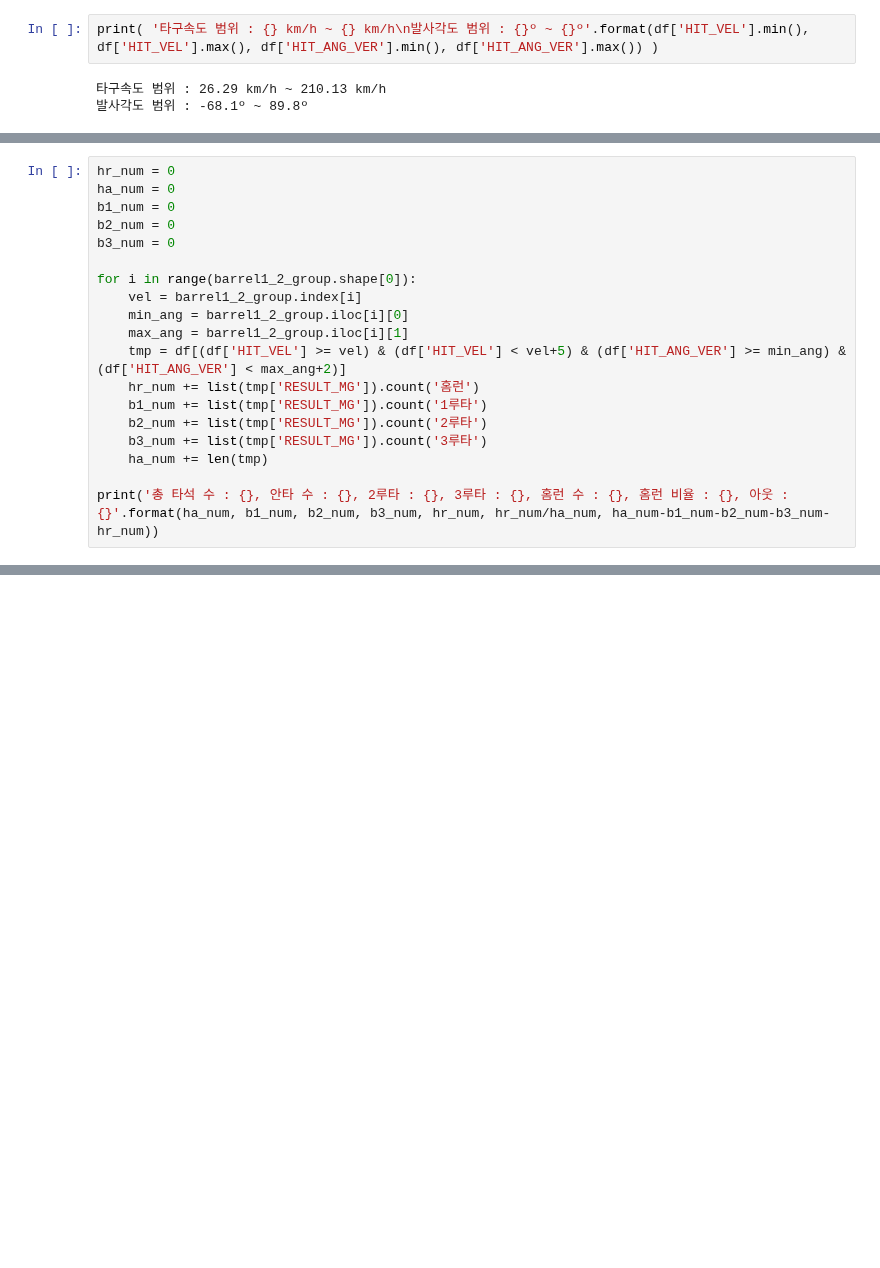
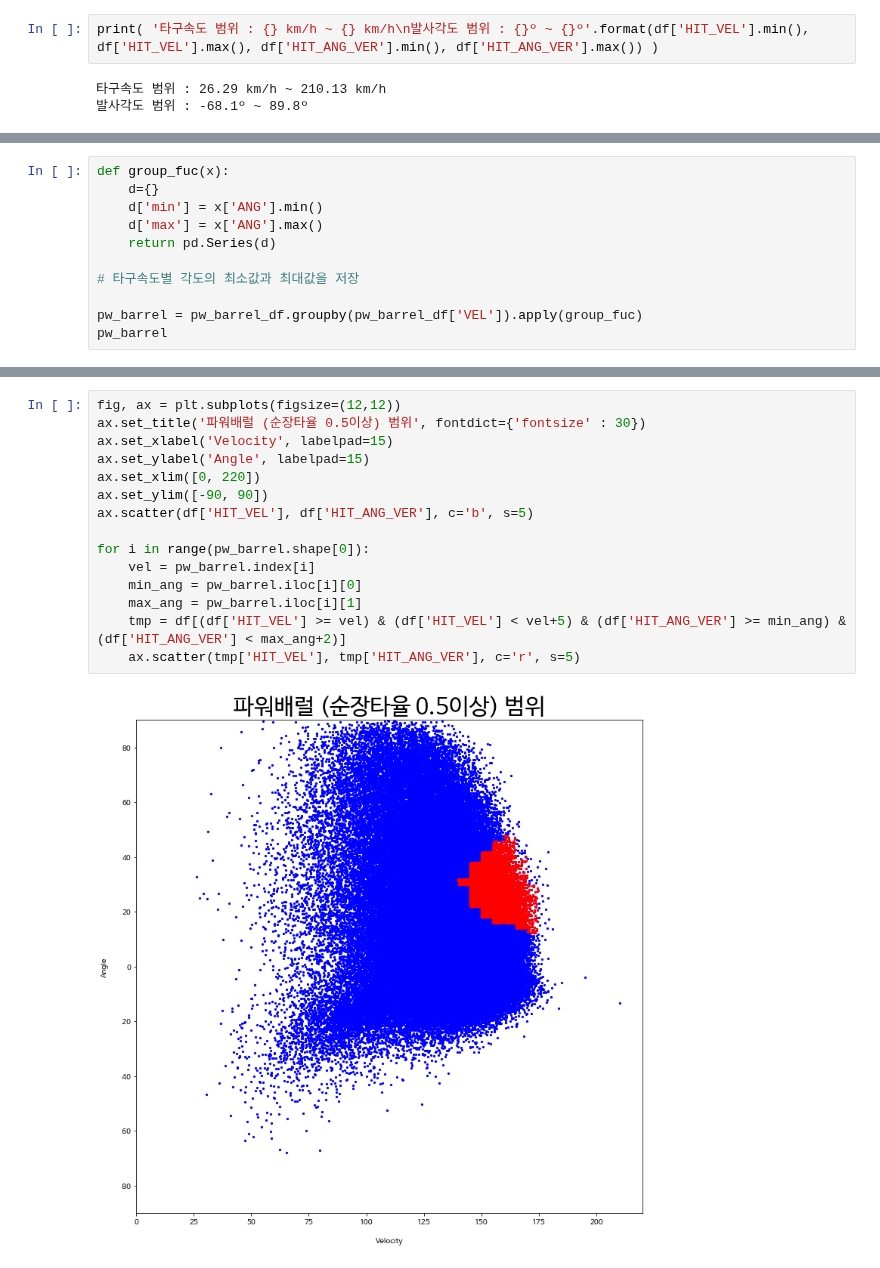
Before and after one commit to KimGriezmann/Bigcontest_2021, a Jupyter notebook: working_space_SeongGwan/Bigcontest_Barrel_def.ipynb, the cells around one changed output, grey strips where cells are left out. Cells and saved outputs as stored; diff of their text form; blank space fills up the shorter version.

```diff
--- a/working_space_SeongGwan/Bigcontest_Barrel_def.ipynb
+++ b/working_space_SeongGwan/Bigcontest_Barrel_def.ipynb
@@ -598,19 +57,0 @@ print('총 타석 수 : {}, 안타 수 : {}, 2루타 : {}, 3루타 : {}, 홈런
-# %%
-hr_num = 0
-ha_num = 0
-b1_num = 0
-b2_num = 0
-b3_num = 0
-
-for i in range(barrel1_2_group.shape[0]):
-    vel = barrel1_2_group.index[i]
-    min_ang = barrel1_2_group.iloc[i][0]
-    max_ang = barrel1_2_group.iloc[i][1]
-    tmp = df[(df['HIT_VEL'] >= vel) & (df['HIT_VEL'] < vel+5) & (df['HIT_ANG_VER'] >= min_ang) & (df['HIT_ANG_VER'] < max_ang+2)]
-    hr_num += list(tmp['RESULT_MG']).count('홈런')
-    b1_num += list(tmp['RESULT_MG']).count('1루타')
-    b2_num += list(tmp['RESULT_MG']).count('2루타')
-    b3_num += list(tmp['RESULT_MG']).count('3루타')
-    ha_num += len(tmp)
-
-print('총 타석 수 : {}, 안타 수 : {}, 2루타 : {}, 3루타 : {}, 홈런 수 : {}, 홈런 비율 : {}, 아웃 : {}'.format(ha_num, b1_num, b2_num, b3_num, hr_num, hr_num/ha_num, ha_num-b1_num-b2_num-b3_num-hr_num))
@@ -618,0 +100,11 @@ print('총 타석 수 : {}, 안타 수 : {}, 2루타 : {}, 3루타 : {}, 홈런
+# %%
+def group_fuc(x):
+    d={}
+    d['min'] = x['ANG'].min()
+    d['max'] = x['ANG'].max()
+    return pd.Series(d)
+
+# 타구속도별 각도의 최소값과 최대값을 저장
+
+pw_barrel = pw_barrel_df.groupby(pw_barrel_df['VEL']).apply(group_fuc)
+pw_barrel
@@ -618,0 +121,17 @@ print('총 타석 수 : {}, 안타 수 : {}, 2루타 : {}, 3루타 : {}, 홈런
+# %%
+fig, ax = plt.subplots(figsize=(12,12))
+ax.set_title('파워배럴 (순장타율 0.5이상) 범위', fontdict={'fontsize' : 30})
+ax.set_xlabel('Velocity', labelpad=15)
+ax.set_ylabel('Angle', labelpad=15)
+ax.set_xlim([0, 220])
+ax.set_ylim([-90, 90])
+ax.scatter(df['HIT_VEL'], df['HIT_ANG_VER'], c='b', s=5)
+
+for i in range(pw_barrel.shape[0]):
+    vel = pw_barrel.index[i]
+    min_ang = pw_barrel.iloc[i][0]
+    max_ang = pw_barrel.iloc[i][1]
+    tmp = df[(df['HIT_VEL'] >= vel) & (df['HIT_VEL'] < vel+5) & (df['HIT_ANG_VER'] >= min_ang) & (df['HIT_ANG_VER'] < max_ang+2)]
+    ax.scatter(tmp['HIT_VEL'], tmp['HIT_ANG_VER'], c='r', s=5)
+# %% [output]
+[figure, added]
```
Also changed, not shown: parts of 58 cells of this notebook.
